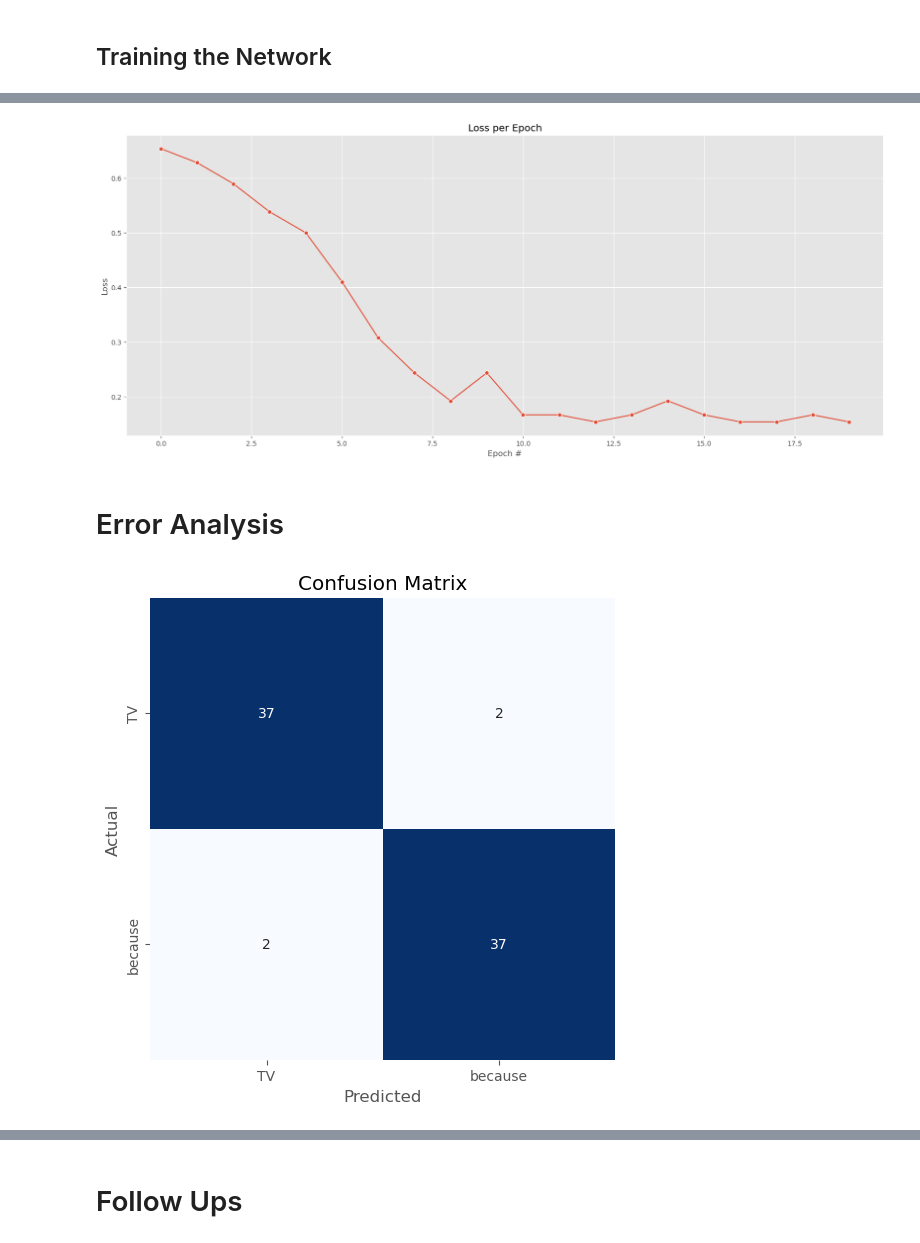
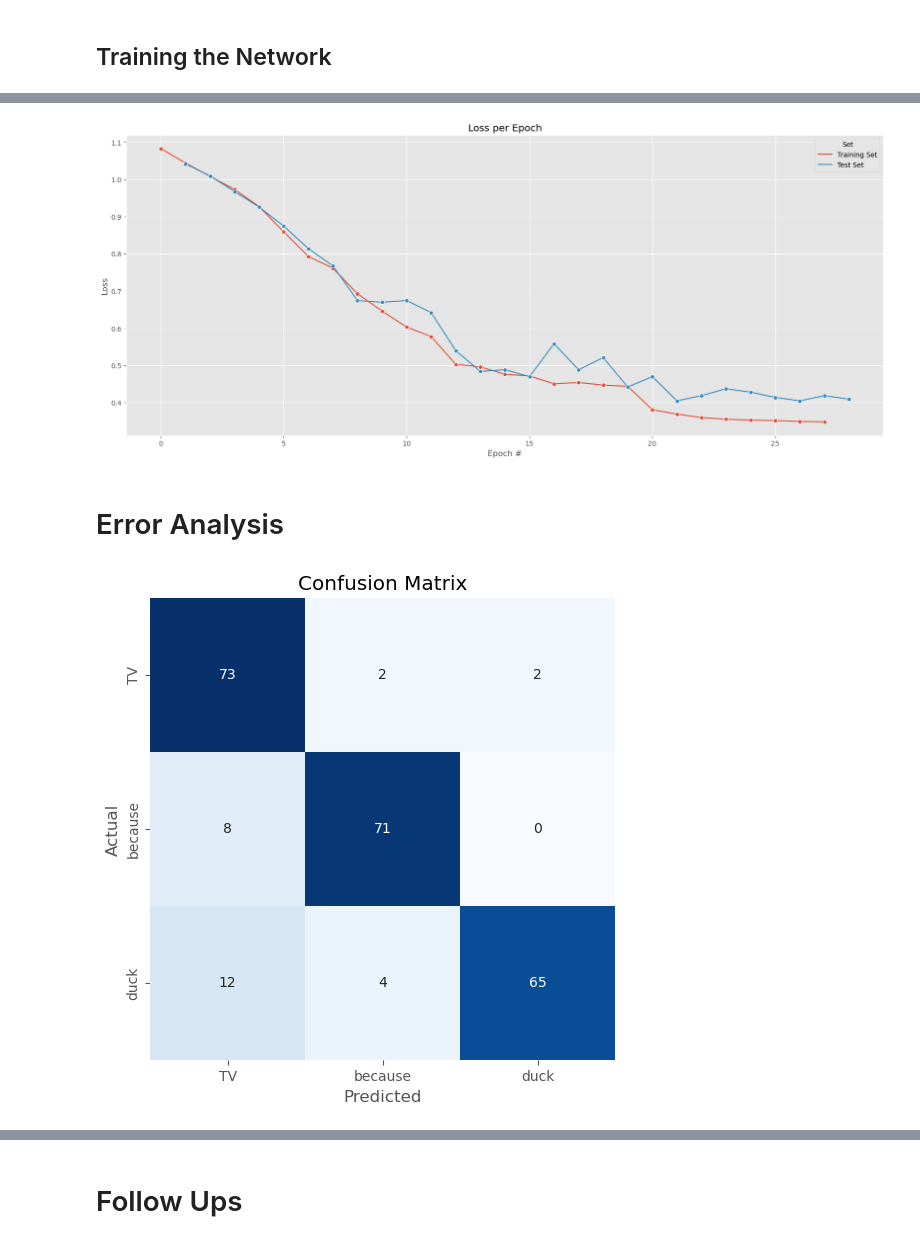
Before and after one commit to brendanfitz/kaggle, a Jupyter notebook: asl-signs/asl-signs-rnn.ipynb, the cells around one changed output, grey strips where cells are left out. Cells and saved outputs as stored; diff of their text form; code cells hidden in the pictures.

Commit message:
Minor updates to asl-signs rnn

```diff
--- a/asl-signs/asl-signs-rnn.ipynb
+++ b/asl-signs/asl-signs-rnn.ipynb
@@ -38,6 +38,9 @@ else:
 with open(path / 'sign_to_prediction_index_map.json') as f:
     sign_labels = json.load(f)
 # %%
+signs_subset = ['TV', 'because', 'duck', 'balloon']
+
+
 train = (pd.read_csv(path / 'train_with_meta.csv')
          .assign(idx=lambda x: x.participant_id.astype(str) + '_' + x.sequence_id.astype(str))
          .set_index('idx')
@@ -45,10 +48,10 @@ train = (pd.read_csv(path / 'train_with_meta.csv')
 
 
 
-signs_subset = ['TV', 'because']
+signs_subset = ['TV', 'because', 'duck']
 train = train.loc[train.sign.isin(signs_subset)]
 
-sign_labels = {'TV': 0, 'because': 1}
+sign_labels = {sign: i for i, sign in enumerate(signs_subset)}
 
 train.head()
 # %% [output]
@@ -114,7 +132,10 @@ class ASLRecord:
         # flip left hand if necessary
         if self.hand == 'left_hand':
             left_hand_mask = landmarks.loc[:, 'type'] == 'left_hand'
-            landmarks.loc[left_hand_mask, ['x', 'y']] = -landmarks.loc[left_hand_mask, ['x', 'y']]
+            landmarks.loc[left_hand_mask, 'x'] = -landmarks.loc[left_hand_mask, 'x']
+
+            pose_mask = landmarks.loc[:, 'type'] == 'pose'
+            landmarks.loc[pose_mask, 'x'] = -landmarks.loc[pose_mask, 'x']
         return landmarks
 
     def filter_landmark_indices(self, landmarks):
@@ -212,7 +233,10 @@ class ASLDataset(Dataset):
 from sklearn.model_selection import train_test_split
 from sklearn.metrics import accuracy_score
 
-training_set, test_set = train_test_split(train, test_size=0.1, random_state=42, stratify=train.sign)
+
+train = train.query('total_frames < 100')
+training_set, test_set = train_test_split(train.query('total_frames < 100'),
+                                          test_size=0.2, random_state=42, stratify=train.sign)
 
 train_dataset = ASLDataset(training_set)
 train_dataloader = DataLoader(train_dataset, batch_size=1, shuffle=True)
@@ -289,23 +333,29 @@ def train_one_record(landmarks_tensor, sign_tensor, learning_rate):
 # %%
 n_categories = len(sign_labels)
 input_size = 87
-n_hidden = 128
+n_hidden = 256
 rnn = RNN(input_size, n_hidden, n_categories)
 
 loss_fn = nn.NLLLoss()
 
-epochs = 20
+epochs = 28
+training_losses = list()
 test_losses = list()
 test_accuracies = list()
 
-learning_rates = [0.001] * 10 + [0.0001] * 10
+learning_rates = [0.001] * 12 + [0.0005] * 8 + [0.0001] * 4  + [0.00005] * 4
 
 for epoch in range(epochs):
+    learning_rate = learning_rates[epoch]
     # training
+    training_loss = 0
     for batch_features, batch_labels in train_dataloader:
         landmarks_tensor, sign_tensor = batch_features[0], batch_labels[0]
-        output, loss = train_one_record(landmarks_tensor, sign_tensor, learning_rates[epoch])
+        output, loss = train_one_record(landmarks_tensor, sign_tensor, learning_rate)
+        training_loss += loss
 
+    training_loss = int(training_loss) / len(train_dataset)
+    training_losses.append(training_loss)
 
     # testing
     guesses = list()
@@ -331,5 +381,6 @@ for epoch in range(epochs):
     test_accuracy = accuracy_score(test_set.sign, guesses)
     test_accuracies.append(test_accuracy)
 
-    print(f"Epoch #{epoch}:    Test Loss: {test_loss:,.2f}    Test Accuracy: {test_accuracy:.0%}")
+    print(f"Epoch #{epoch} (LR {learning_rate}):    Training Loss: {training_loss:,.2f}    "
+          f"Test Loss: {test_loss:,.2f}    Test Accuracy: {test_accuracy:.0%}")
 # %% [output]
@@ -356,11 +412,11 @@ Epoch #19:    Test Loss: 0.15    Test Accuracy: 95%
 # %%
 fig, ax = plt.subplots(figsize=(20, 8))
 
-sns.lineplot(x=range(epochs), y=test_losses, marker='o')
+sns.lineplot(data=df_losses, x='Epoch', y='Loss', hue='Set', marker='o')
 ax.set(title="Loss per Epoch", xlabel="Epoch #", ylabel="Loss")
 
 plt.show()
 # %% [output]
-[figure, old version]
+[figure, new version]
 # %% [markdown]
 # Error Analysis
@@ -369,13 +423,15 @@ test_set.loc[:, 'prediction'] = guesses
 # %%
-labels=['TV', 'because']
-cf_matrix = confusion_matrix(test_set.sign, test_set.prediction, labels=labels)
+test_set.loc[:, 'prediction'] = guesses
+
+cf_matrix = confusion_matrix(test_set.sign, test_set.prediction, labels=signs_subset)
 
 fig, ax = plt.subplots(figsize=(6, 6))
-sns.heatmap(cf_matrix, annot=True, cmap='Blues', cbar=False, ax=ax, xticklabels=labels, yticklabels=labels)
+sns.heatmap(cf_matrix, annot=True, cmap='Blues', cbar=False, ax=ax,
+            xticklabels=signs_subset, yticklabels=signs_subset)
 ax.set(title="Confusion Matrix", xlabel="Predicted", ylabel="Actual")
 
 plt.show()
 # %% [output]
-[figure, old version]
+[figure, new version]
 # %%
 test_error_mask = test_set.sign != test_set.prediction
```
Also changed, not shown: parts of 15 cells of this notebook, 3 other files.
